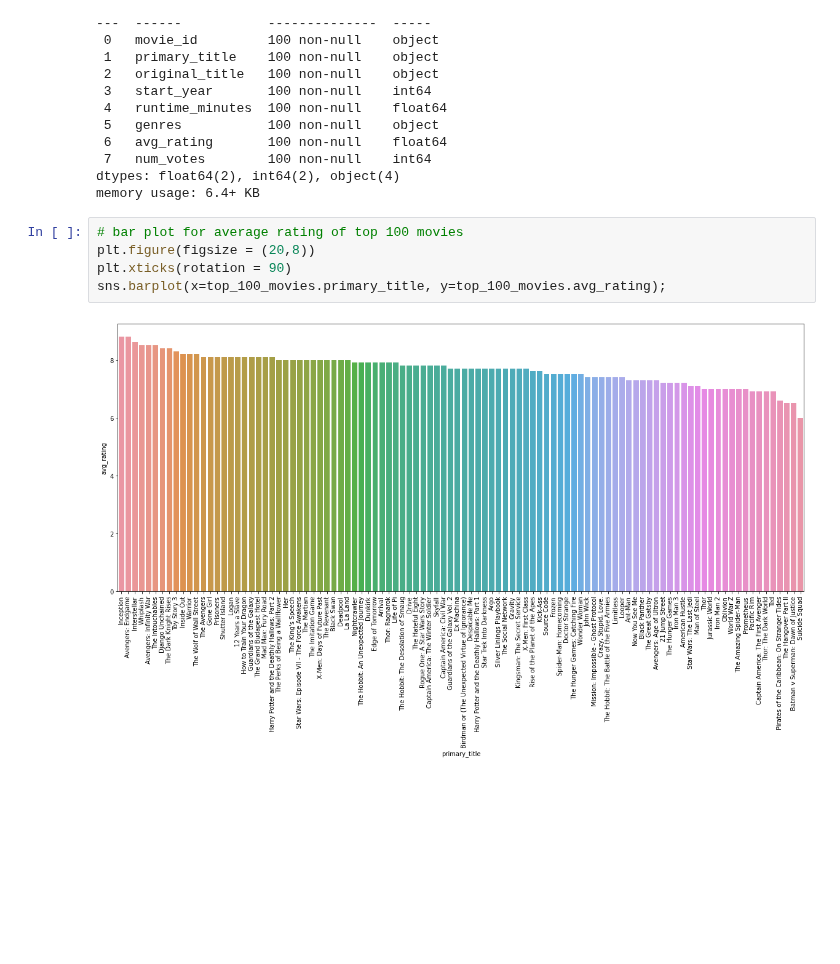
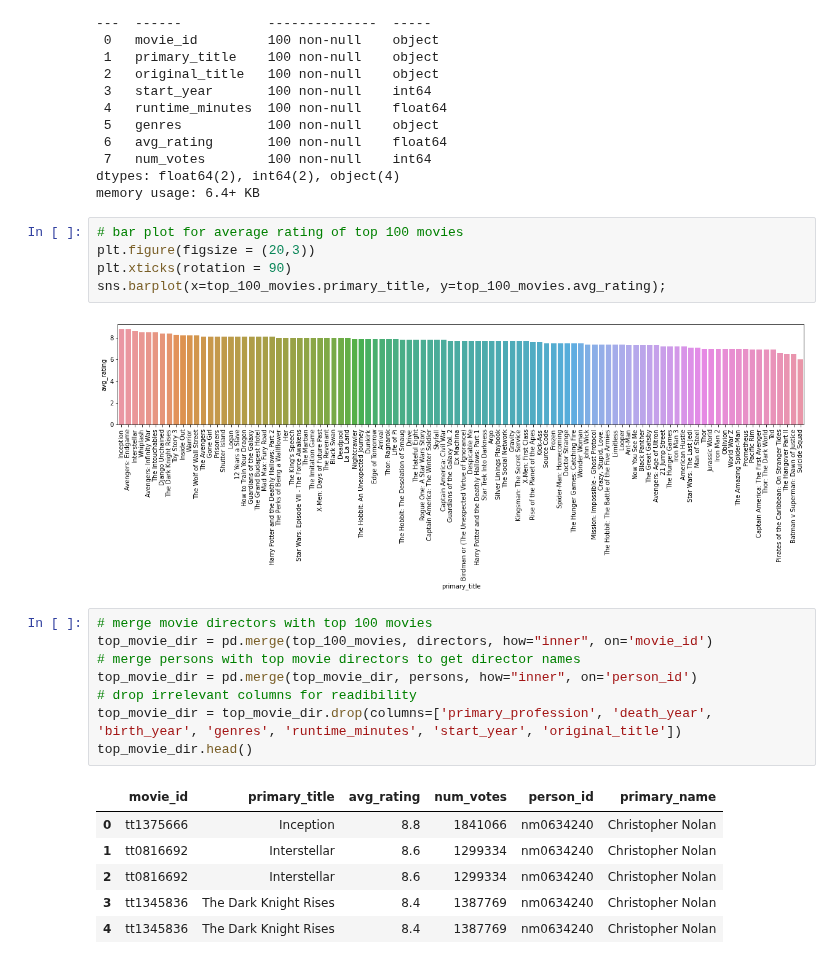
Before and after one commit to reboyce/Gilbert-Team-Repo, a Jupyter notebook: Notebooks/Chris Notebook.ipynb, the cells around one changed output. Saved outputs shown, nothing was run; the diff lists cells and outputs as text; blank space fills up the shorter version.

```diff
--- a/Notebooks/Chris Notebook.ipynb
+++ b/Notebooks/Chris Notebook.ipynb
@@ -69,8 +81,23 @@ dtypes: float64(2), int64(2), object(4)
 memory usage: 6.4+ KB
 # %%
 # bar plot for average rating of top 100 movies
-plt.figure(figsize = (20,8))
+plt.figure(figsize = (20,3))
 plt.xticks(rotation = 90)
 sns.barplot(x=top_100_movies.primary_title, y=top_100_movies.avg_rating);
 # %% [output]
-[figure, old version]
+[figure, new version]
+# %%
+# merge movie directors with top 100 movies
+top_movie_dir = pd.merge(top_100_movies, directors, how="inner", on='movie_id')
+# merge persons with top movie directors to get director names
+top_movie_dir = pd.merge(top_movie_dir, persons, how="inner", on='person_id')
+# drop irrelevant columns for readibility
+top_movie_dir = top_movie_dir.drop(columns=['primary_profession', 'death_year', 'birth_year', 'genres', 'runtime_minutes', 'start_year', 'original_title'])
+top_movie_dir.head()
+# %% [output]
+|  | movie_id | primary_title | avg_rating | num_votes | person_id | primary_name |
+| 0 | tt1375666 | Inception | 8.8 | 1841066 | nm0634240 | Christopher Nolan |
+| 1 | tt0816692 | Interstellar | 8.6 | 1299334 | nm0634240 | Christopher Nolan |
+| 2 | tt0816692 | Interstellar | 8.6 | 1299334 | nm0634240 | Christopher Nolan |
+| 3 | tt1345836 | The Dark Knight Rises | 8.4 | 1387769 | nm0634240 | Christopher Nolan |
+| 4 | tt1345836 | The Dark Knight Rises | 8.4 | 1387769 | nm0634240 | Christopher Nolan |
```
Also changed, not shown: parts of 12 cells of this notebook.
